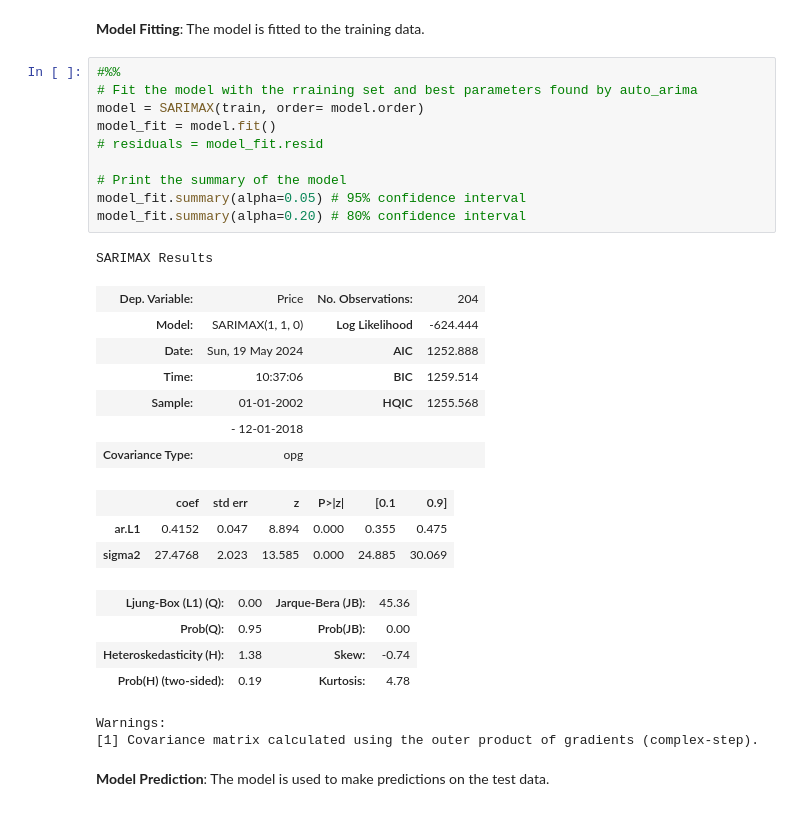
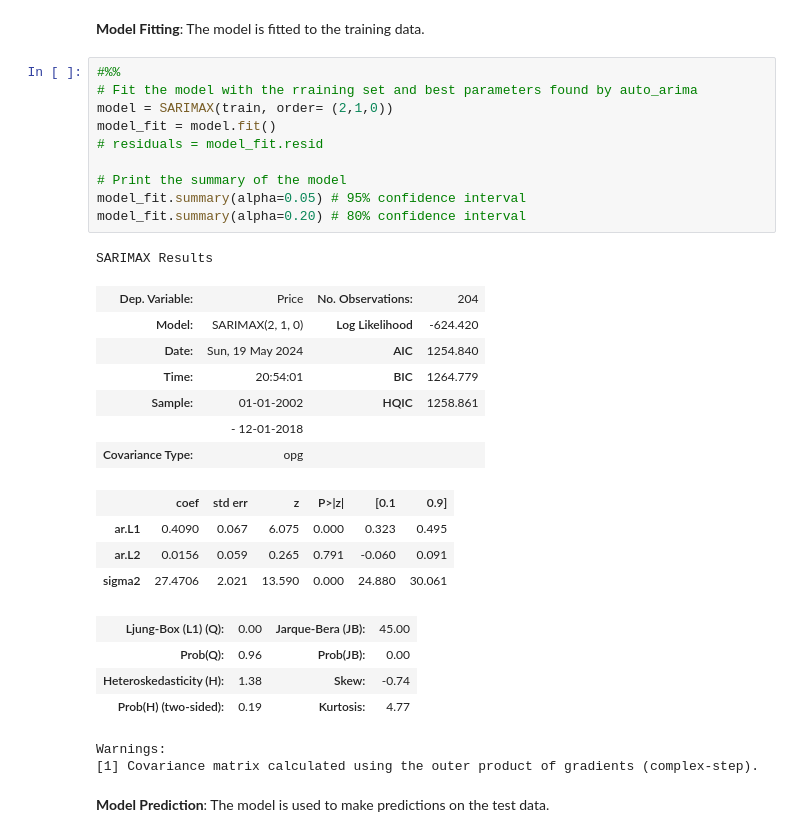
Before and after one commit to jnopareboateng/ml-library, a Jupyter notebook: crude-oil-forecast/arimav3.ipynb, the cells around one changed output. Saved outputs shown, nothing was run; the diff lists cells and outputs as text.

Commit message:
refactor: Improve crude oil price forecasting models and documentation

```diff
--- a/crude-oil-forecast/arimav3.ipynb
+++ b/crude-oil-forecast/arimav3.ipynb
@@ -220,29 +220,30 @@ These diagnostics help ensure that the residuals are normally distributed and ho
 # %%
 #%%
 # Fit the model with the rraining set and best parameters found by auto_arima
-model = SARIMAX(train, order= model.order)
+model = SARIMAX(train, order= (2,1,0))
 model_fit = model.fit()
 # residuals = model_fit.resid
 
 # Print the summary of the model
 model_fit.summary(alpha=0.05) # 95% confidence interval
 model_fit.summary(alpha=0.20) # 80% confidence interval
 # %% [output]
 SARIMAX Results
 | Dep. Variable: | Price | No. Observations: | 204 |
-| Model: | SARIMAX(1, 1, 0) | Log Likelihood | -624.444 |
-| Date: | Sun, 19 May 2024 | AIC | 1252.888 |
-| Time: | 10:37:06 | BIC | 1259.514 |
-| Sample: | 01-01-2002 | HQIC | 1255.568 |
+| Model: | SARIMAX(2, 1, 0) | Log Likelihood | -624.420 |
+| Date: | Sun, 19 May 2024 | AIC | 1254.840 |
+| Time: | 20:54:01 | BIC | 1264.779 |
+| Sample: | 01-01-2002 | HQIC | 1258.861 |
 |  | - 12-01-2018 |  |  |
 | Covariance Type: | opg |  |  |
 |  | coef | std err | z | P>|z| | [0.1 | 0.9] |
-| ar.L1 | 0.4152 | 0.047 | 8.894 | 0.000 | 0.355 | 0.475 |
-| sigma2 | 27.4768 | 2.023 | 13.585 | 0.000 | 24.885 | 30.069 |
+| ar.L1 | 0.4090 | 0.067 | 6.075 | 0.000 | 0.323 | 0.495 |
+| ar.L2 | 0.0156 | 0.059 | 0.265 | 0.791 | -0.060 | 0.091 |
+| sigma2 | 27.4706 | 2.021 | 13.590 | 0.000 | 24.880 | 30.061 |
-| Ljung-Box (L1) (Q): | 0.00 | Jarque-Bera (JB): | 45.36 |
-| Prob(Q): | 0.95 | Prob(JB): | 0.00 |
+| Ljung-Box (L1) (Q): | 0.00 | Jarque-Bera (JB): | 45.00 |
+| Prob(Q): | 0.96 | Prob(JB): | 0.00 |
 | Heteroskedasticity (H): | 1.38 | Skew: | -0.74 |
-| Prob(H) (two-sided): | 0.19 | Kurtosis: | 4.78 |
+| Prob(H) (two-sided): | 0.19 | Kurtosis: | 4.77 |
 Warnings:
 [1] Covariance matrix calculated using the outer product of gradients (complex-step).
 # %% [markdown]
```
Also changed, not shown: parts of 7 cells of this notebook.
